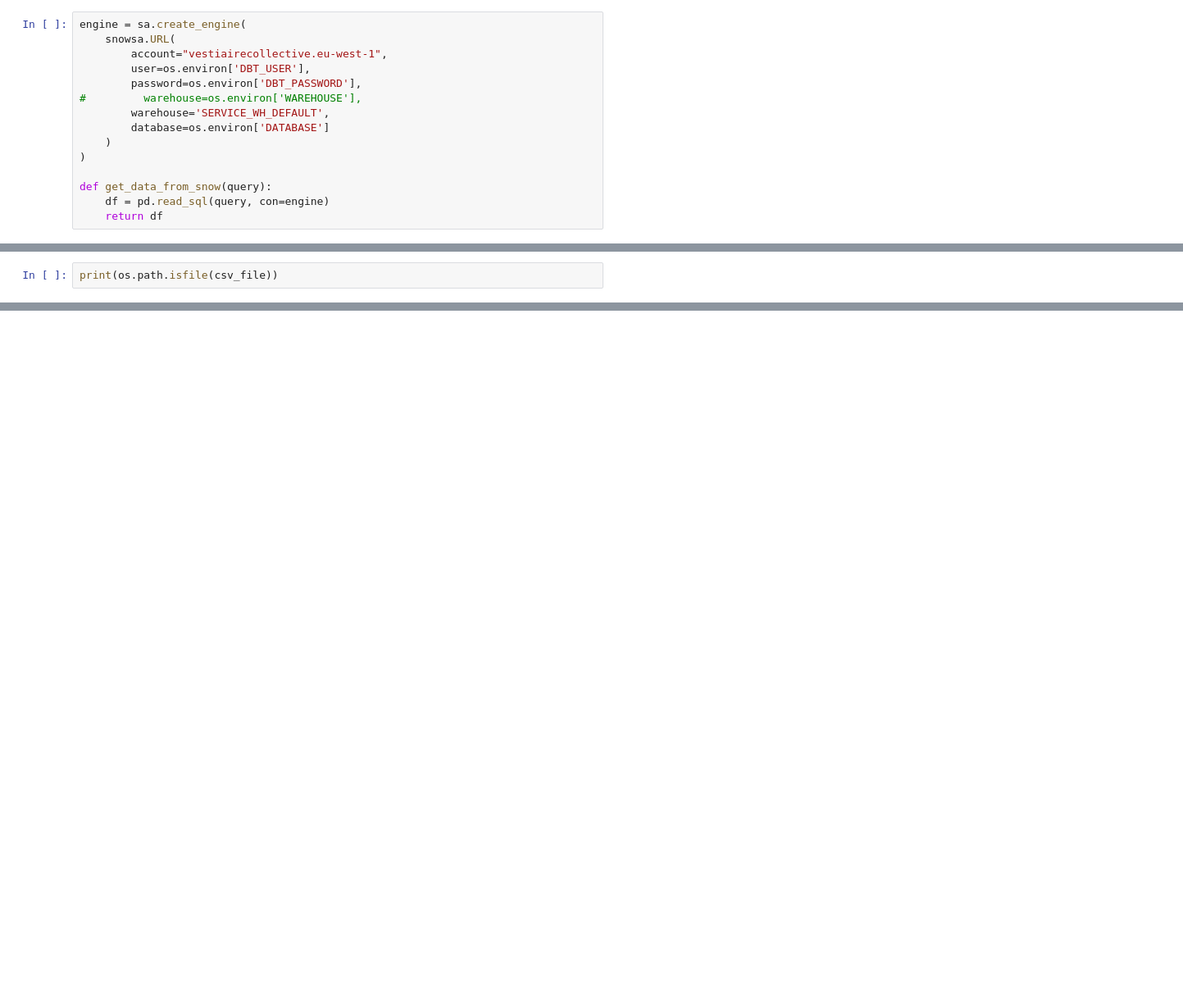
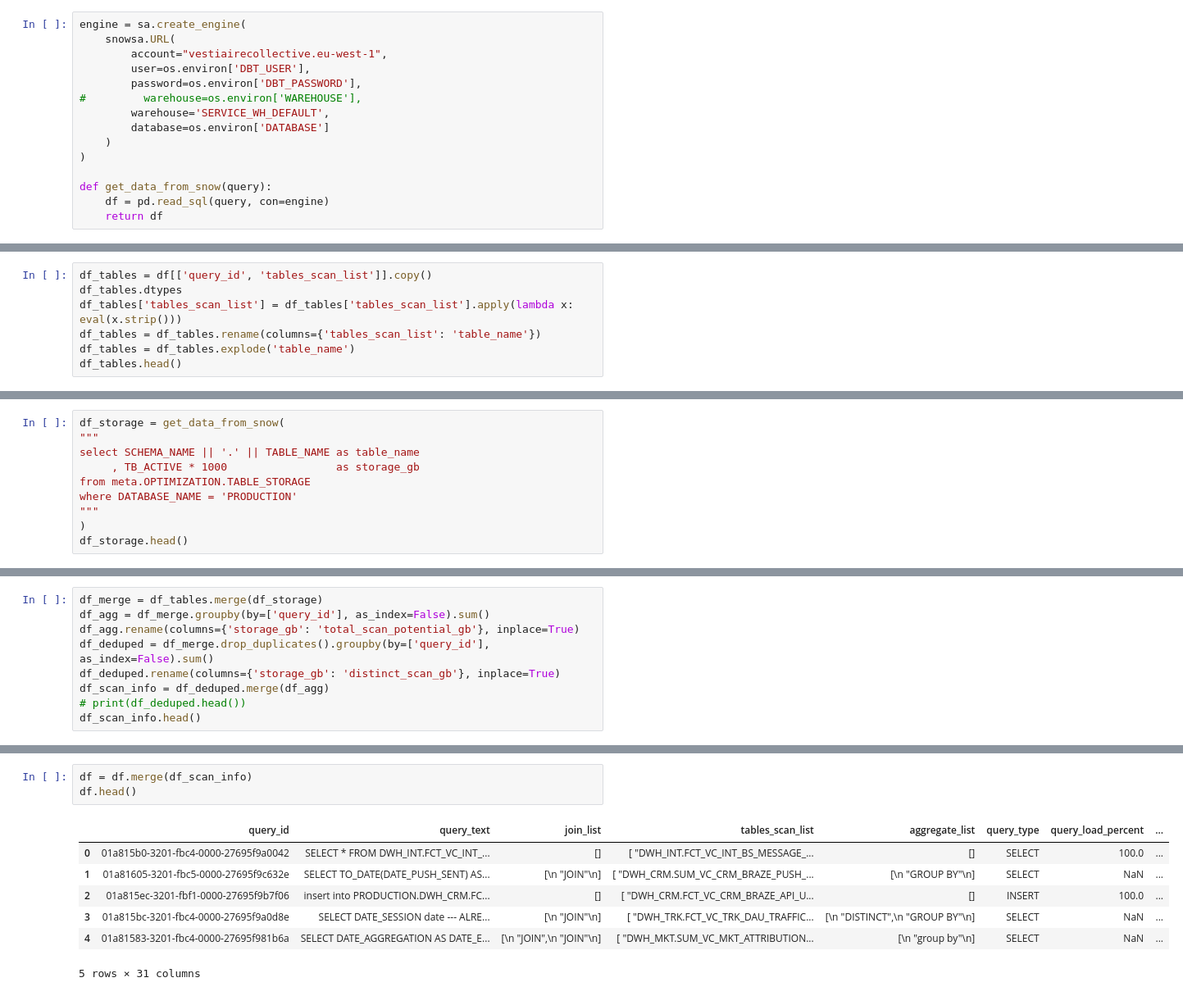
Before and after one commit to PDBeattie/lots, a Jupyter notebook: qlap/Query Length Approximation Predictor.ipynb, the cells around one changed output, grey strips where cells are left out. Shown at 82% size. Drawn from its saved outputs; the diff is of its cells as text; blank space fills up the shorter version.

Commit message:
enh: work to get data in right shape

```diff
--- a/qlap/Query Length Approximation Predictor.ipynb
+++ b/qlap/Query Length Approximation Predictor.ipynb
@@ -44,4 +54,9 @@ df.head()
 5 rows × 29 columns
 # %%
-print(os.path.isfile(csv_file))
+df_tables = df[['query_id', 'tables_scan_list']].copy()
+df_tables.dtypes
+df_tables['tables_scan_list'] = df_tables['tables_scan_list'].apply(lambda x: eval(x.strip()))
+df_tables = df_tables.rename(columns={'tables_scan_list': 'table_name'})
+df_tables = df_tables.explode('table_name')
+df_tables.head()
 # %% [output]
@@ -48,0 +69,10 @@ False
+# %%
+df_storage = get_data_from_snow(
+"""
+select SCHEMA_NAME || '.' || TABLE_NAME as table_name
+     , TB_ACTIVE * 1000                 as storage_gb
+from meta.OPTIMIZATION.TABLE_STORAGE
+where DATABASE_NAME = 'PRODUCTION'
+"""
+)
+df_storage.head()
@@ -48,0 +102,9 @@ False
+# %%
+df_merge = df_tables.merge(df_storage)
+df_agg = df_merge.groupby(by=['query_id'], as_index=False).sum()
+df_agg.rename(columns={'storage_gb': 'total_scan_potential_gb'}, inplace=True)
+df_deduped = df_merge.drop_duplicates().groupby(by=['query_id'], as_index=False).sum()
+df_deduped.rename(columns={'storage_gb': 'distinct_scan_gb'}, inplace=True)
+df_scan_info = df_deduped.merge(df_agg)
+# print(df_deduped.head())
+df_scan_info.head()
@@ -48,0 +118,11 @@ False
+# %%
+df = df.merge(df_scan_info)
+df.head()
+# %% [output]
+|  | query_id | query_text | join_list | tables_scan_list | aggregate_list | query_type | query_load_percent | ... |
+| 0 | 01a815b0-3201-fbc4-0000-27695f9a0042 | SELECT * FROM DWH_INT.FCT_VC_INT_... | [] | [ "DWH_INT.FCT_VC_INT_BS_MESSAGE_... | [] | SELECT | 100.0 | ... |
+| 1 | 01a81605-3201-fbc5-0000-27695f9c632e | SELECT TO_DATE(DATE_PUSH_SENT) AS... | [\n "JOIN"\n] | [ "DWH_CRM.SUM_VC_CRM_BRAZE_PUSH_... | [\n "GROUP BY"\n] | SELECT | NaN | ... |
+| 2 | 01a815ec-3201-fbf1-0000-27695f9b7f06 | insert into PRODUCTION.DWH_CRM.FC... | [] | [ "DWH_CRM.FCT_VC_CRM_BRAZE_API_U... | [] | INSERT | 100.0 | ... |
+| 3 | 01a815bc-3201-fbc4-0000-27695f9a0d8e | SELECT DATE_SESSION date --- ALRE... | [\n "JOIN"\n] | [ "DWH_TRK.FCT_VC_TRK_DAU_TRAFFIC... | [\n "DISTINCT",\n "GROUP BY"\n] | SELECT | NaN | ... |
+| 4 | 01a81583-3201-fbc4-0000-27695f981b6a | SELECT DATE_AGGREGATION AS DATE_E... | [\n "JOIN",\n "JOIN"\n] | [ "DWH_MKT.SUM_VC_MKT_ATTRIBUTION... | [\n "group by"\n] | SELECT | NaN | ... |
+5 rows × 31 columns
```
Also changed, not shown: parts of 13 cells of this notebook, 2 other files.
